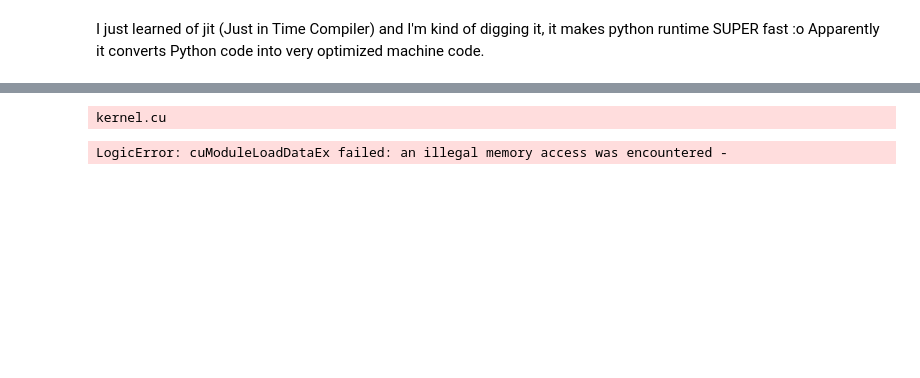
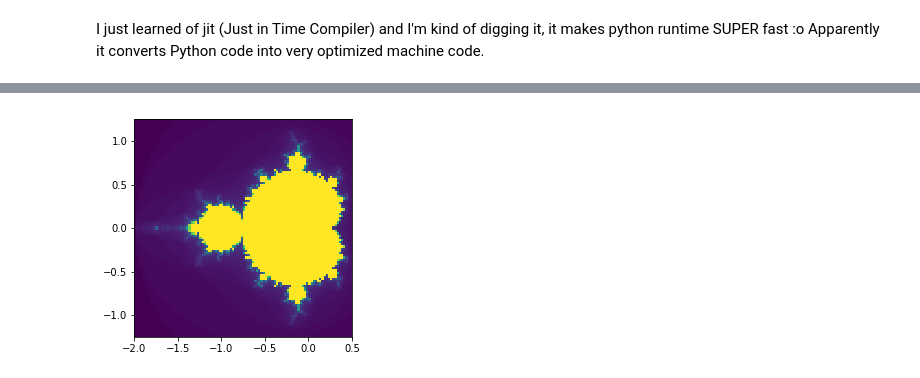
Before and after one commit to taichia/learnpycuda, a Jupyter notebook: LearnPyCUDA.ipynb, the cells around one changed output, grey strips where cells are left out. Drawn from its saved outputs; the diff is of its cells as text; code cells hidden in the pictures; blank space fills up the shorter version.

```diff
--- a/LearnPyCUDA.ipynb
+++ b/LearnPyCUDA.ipynb
@@ -209,5 +197,13 @@ def mandel_image_modified(x0,y0,x1,y1,width=10,height=10,maxiter=256):
+# %%
+import matplotlib
+matplotlib.use('Agg')
+from matplotlib import pyplot as plt
+
+def show_image(graph):
+    fig = plt.figure(1)
+    plt.imshow(graph, extent=(-2, 0.5, -1.25, 1.25))
 # %%
-mandel_image_modified(-2.0,-1.25,0.5,1.25,100,100,80)
+graph = mandel_gpu(-2.0,-1.25,0.5,1.25,100,100,80)
+show_image(graph)
 # %% [output]
-kernel.cu
-LogicError: cuModuleLoadDataEx failed: an illegal memory access was encountered -
+[figure, added]
```
Also changed, not shown: parts of 11 cells of this notebook.
